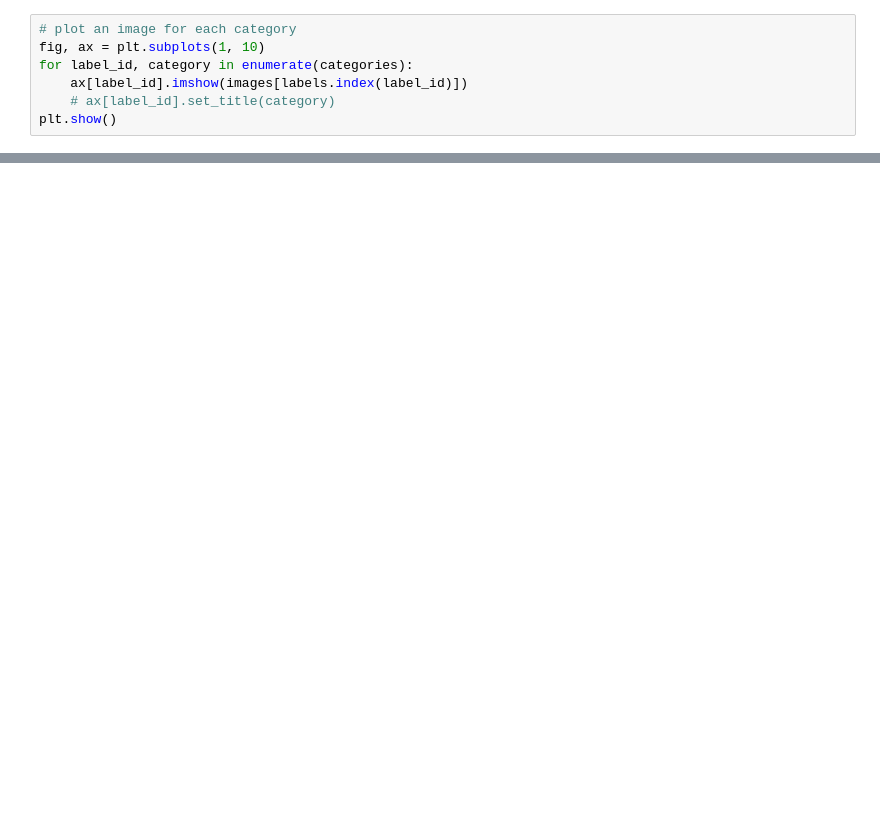
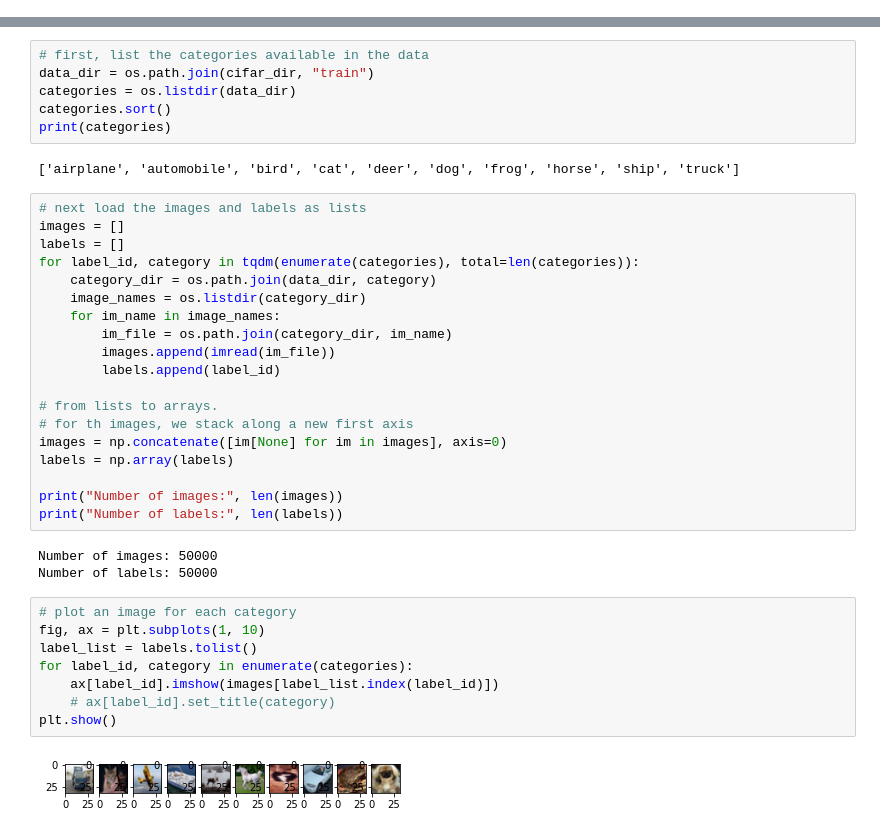
Before and after one commit to constantinpape/training-deep-learning-models-for-vison, a Jupyter notebook: day1/1_data_preperation.ipynb, the cells around one changed output, grey strips where cells are left out. Drawn from its saved outputs; the diff is of its cells as text; blank space fills up the shorter version.

```diff
--- a/day1/1_data_preperation.ipynb
+++ b/day1/1_data_preperation.ipynb
@@ -116,7 +0,0 @@ Number of labels: 50000
-# %%
-# plot an image for each category
-fig, ax = plt.subplots(1, 10)
-for label_id, category in enumerate(categories):
-    ax[label_id].imshow(images[labels.index(label_id)])
-    # ax[label_id].set_title(category)
-plt.show()
@@ -126,0 +86,40 @@ plt.show()
+# %%
+# first, list the categories available in the data
+data_dir = os.path.join(cifar_dir, "train")
+categories = os.listdir(data_dir)
+categories.sort()
+print(categories)
+# %% [output]
+['airplane', 'automobile', 'bird', 'cat', 'deer', 'dog', 'frog', 'horse', 'ship', 'truck']
+# %%
+# next load the images and labels as lists
+images = []
+labels = []
+for label_id, category in tqdm(enumerate(categories), total=len(categories)):
+    category_dir = os.path.join(data_dir, category)
+    image_names = os.listdir(category_dir)
+    for im_name in image_names:
+        im_file = os.path.join(category_dir, im_name)
+        images.append(imread(im_file))
+        labels.append(label_id)
+
+# from lists to arrays.
+# for th images, we stack along a new first axis
+images = np.concatenate([im[None] for im in images], axis=0)
+labels = np.array(labels)
+
+print("Number of images:", len(images))
+print("Number of labels:", len(labels))
+# %% [output]
+Number of images: 50000
+Number of labels: 50000
+# %%
+# plot an image for each category
+fig, ax = plt.subplots(1, 10)
+label_list = labels.tolist()
+for label_id, category in enumerate(categories):
+    ax[label_id].imshow(images[label_list.index(label_id)])
+    # ax[label_id].set_title(category)
+plt.show()
+# %% [output]
+[figure, added]
```
Also changed, not shown: parts of 38 cells of this notebook, 5 other files.
